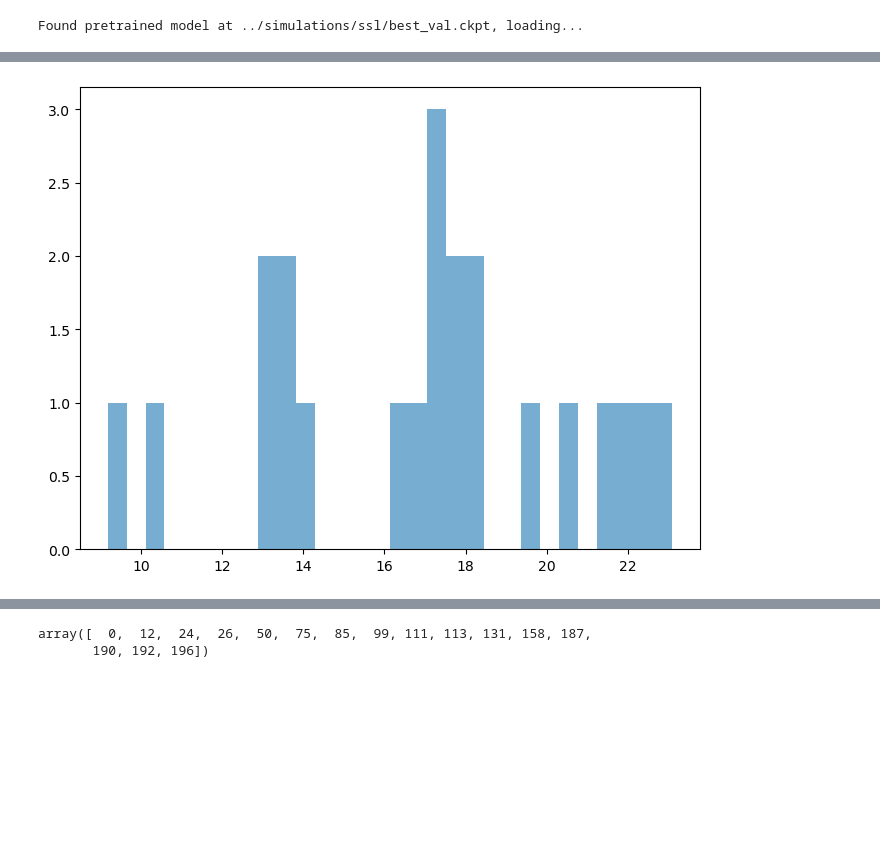
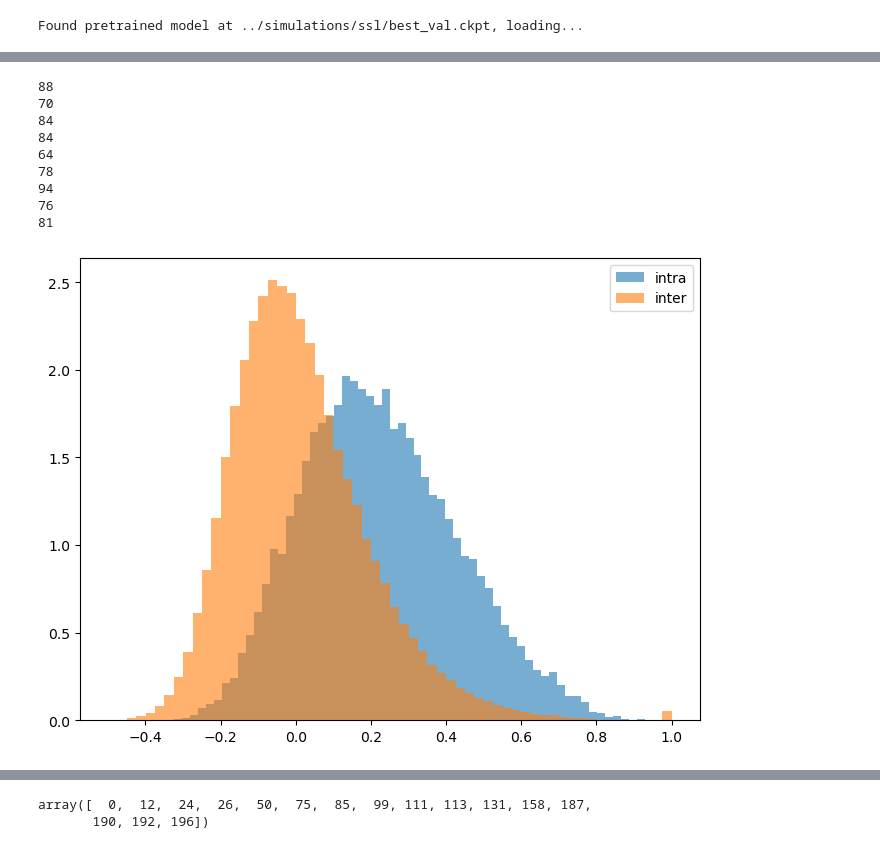
Before and after one commit to guanming-zhang/clamp, a Jupyter notebook: scripts/manifold_metic.ipynb, the cells around one changed output, grey strips where cells are left out. Saved outputs shown, nothing was run; the diff lists cells and outputs as text; code cells hidden in the pictures; blank space fills up the shorter version.

```diff
--- a/scripts/manifold_metic.ipynb
+++ b/scripts/manifold_metic.ipynb
@@ -28,7 +28,6 @@ if "CIFAR" in config.DATA["dataset"] or "MNIST" in config.DATA["dataset"]:
 else:
     prune_backbone = False
 ssl_model = lightning_models.CLAP(backbone_name = config.SSL["backbone"],
-                                  backbone_out_dim = config.SSL["backbone_out_dim"],
                                   prune = prune_backbone,
                                   use_projection_head=config.SSL["use_projection_head"],
                                   proj_dim = config.SSL["proj_dim"],
@@ -136,7 +135,7 @@ center_vecs,eigen_vecs,traces,all_labels = sample_submanifolds(backbone,test_dat
 #center_vecs -= torch.mean(center_vecs,dim=0)
 dist_matrix = analysis_utils.get_dist(center_vecs)
 eigen_sim = analysis_utils.get_cosine_sim(eigen_vecs)
-centroid_sim = analysis_utils.get_cosine_sim(center_vecs)
+centroid_sim = analysis_utils.get_cosine_sim(center_vecs,rm_mean=True)
 # %%
 def inner_pairs(indices):
     print(len(indices))
@@ -152,11 +151,11 @@ inner_dist = []
 inter_dist = []
 for indices in class_indices:
     pair = inner_pairs(indices)
-    inner_dist.append(eigen_sim[pair[:,0],pair[:,1]])
+    inner_dist.append(dist_matrix[pair[:,0],pair[:,1]])
 for i in range(len(class_indices)):
     for j in range(len(class_indices)):
         pair = cross_pairs(class_indices[i],class_indices[j])
-        inter_dist.append(eigen_sim[pair[:,0],pair[:,1]])
+        inter_dist.append(dist_matrix[pair[:,0],pair[:,1]])
 inner_dist = np.concatenate(inner_dist,axis=0)
 inter_dist = np.concatenate(inter_dist,axis=0)
 # %% [output]
@@ -180,5 +180,20 @@ plt.show()
 # %%
-plt.figure(figsize=(8, 6))
-plt.hist(inter_dist, bins=60, alpha=0.6)
+class_indices = [np.where(all_labels==i)[0] for i in range(9)]
+inner_sim = []
+inter_sim = []
+for indices in class_indices:
+    pair = inner_pairs(indices)
+    inner_sim.append(eigen_sim[pair[:,0],pair[:,1]])
+for i in range(len(class_indices)):
+    for j in range(len(class_indices)):
+        pair = cross_pairs(class_indices[i],class_indices[j])
+        inter_sim.append(eigen_sim[pair[:,0],pair[:,1]])
+inner_sim = np.concatenate(inner_sim,axis=0)
+inter_sim = np.concatenate(inter_sim,axis=0)
+fig = plt.figure(figsize=(8, 6))
+ax = fig.add_axes(111)
+ax.hist(inner_sim, bins=60, alpha=0.6,density = True,label="intra")
+ax.hist(inter_sim, bins=60, alpha=0.6,density = True,label="inter")
+ax.legend()
 plt.show()
 # %% [output]
@@ -186,6 +210,30 @@ plt.show()
 # %%
-plt.figure(figsize=(8, 6))
-plt.hist(traces[class_indices[0]], bins=30, alpha=0.6, label='Dataset 1')
+class_indices = [np.where(all_labels==i)[0] for i in range(9)]
+inner_center_sim = []
+inter_center_sim = []
+for indices in class_indices:
+    pair = inner_pairs(indices)
+    inner_center_sim.append(centroid_sim[pair[:,0],pair[:,1]])
+for i in range(len(class_indices)):
+    for j in range(len(class_indices)):
+        pair = cross_pairs(class_indices[i],class_indices[j])
+        inter_center_sim.append(centroid_sim[pair[:,0],pair[:,1]])
+inner_center_sim = np.concatenate(inner_center_sim,axis=0)
+inter_center_sim = np.concatenate(inter_center_sim,axis=0)
+fig = plt.figure(figsize=(8, 6))
+ax = fig.add_axes(111)
+ax.hist(inner_center_sim, bins=60, alpha=0.6,density = True,label="intra")
+ax.hist(inter_center_sim, bins=60, alpha=0.6,density = True,label="inter")
+ax.legend()
 plt.show()
 # %% [output]
+88
+70
+84
+84
+64
+78
+94
+76
+81
-[figure, old version]
+[figure, new version]
```
Also changed, not shown: parts of 10 cells of this notebook, 5 other files.
